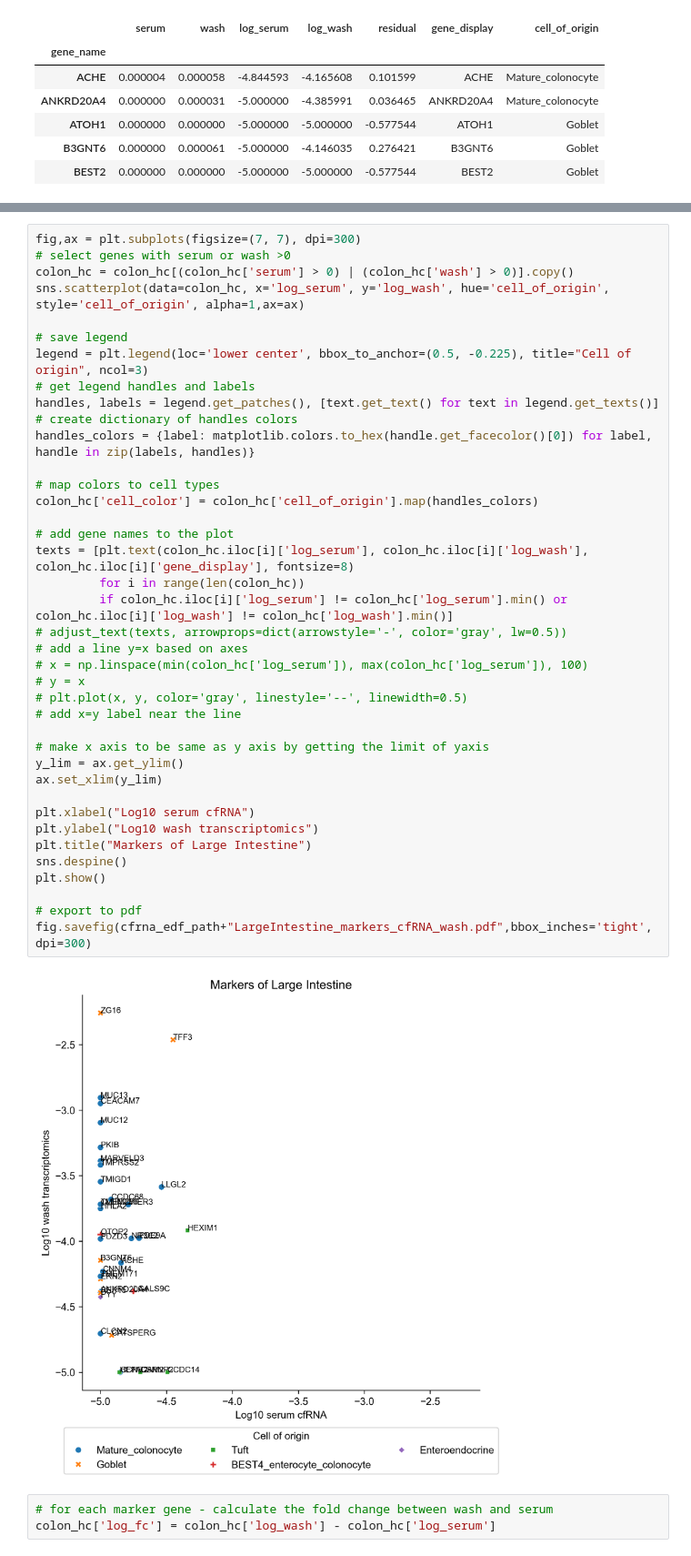
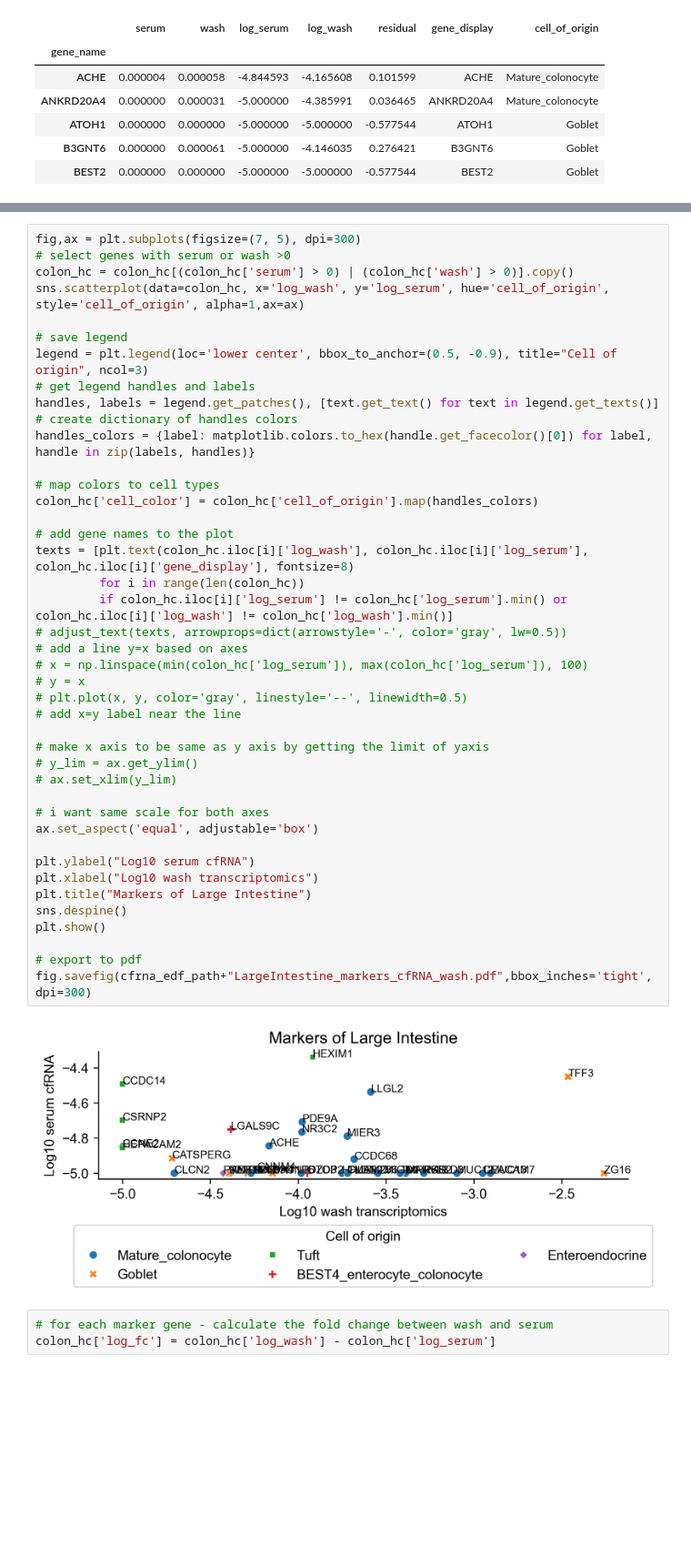
Before and after one commit to barkait/TurnoverScore, a Jupyter notebook: ev_cfrna/compare_wash_and_blood.ipynb, the cells around one changed output, grey strips where cells are left out. Shown at 91% size. Saved outputs shown, nothing was run; the diff lists cells and outputs as text; blank space fills up the shorter version.

```diff
--- a/ev_cfrna/compare_wash_and_blood.ipynb
+++ b/ev_cfrna/compare_wash_and_blood.ipynb
@@ -404,44 +411,47 @@ Enteroendocrine
 # %%
-fig,ax = plt.subplots(figsize=(7, 7), dpi=300)
+fig,ax = plt.subplots(figsize=(7, 5), dpi=300)
 # select genes with serum or wash >0
 colon_hc = colon_hc[(colon_hc['serum'] > 0) | (colon_hc['wash'] > 0)].copy()
-sns.scatterplot(data=colon_hc, x='log_serum', y='log_wash', hue='cell_of_origin', style='cell_of_origin', alpha=1,ax=ax)
+sns.scatterplot(data=colon_hc, x='log_wash', y='log_serum', hue='cell_of_origin', style='cell_of_origin', alpha=1,ax=ax)
 
 # save legend
-legend = plt.legend(loc='lower center', bbox_to_anchor=(0.5, -0.225), title="Cell of origin", ncol=3)
+legend = plt.legend(loc='lower center', bbox_to_anchor=(0.5, -0.9), title="Cell of origin", ncol=3)
 # get legend handles and labels
 handles, labels = legend.get_patches(), [text.get_text() for text in legend.get_texts()]
 # create dictionary of handles colors
 handles_colors = {label: matplotlib.colors.to_hex(handle.get_facecolor()[0]) for label, handle in zip(labels, handles)}
 
 # map colors to cell types
 colon_hc['cell_color'] = colon_hc['cell_of_origin'].map(handles_colors)
 
 # add gene names to the plot
-texts = [plt.text(colon_hc.iloc[i]['log_serum'], colon_hc.iloc[i]['log_wash'], colon_hc.iloc[i]['gene_display'], fontsize=8)
+texts = [plt.text(colon_hc.iloc[i]['log_wash'], colon_hc.iloc[i]['log_serum'], colon_hc.iloc[i]['gene_display'], fontsize=8)
          for i in range(len(colon_hc))
          if colon_hc.iloc[i]['log_serum'] != colon_hc['log_serum'].min() or colon_hc.iloc[i]['log_wash'] != colon_hc['log_wash'].min()]
 # adjust_text(texts, arrowprops=dict(arrowstyle='-', color='gray', lw=0.5))
 # add a line y=x based on axes
 # x = np.linspace(min(colon_hc['log_serum']), max(colon_hc['log_serum']), 100)
 # y = x
 # plt.plot(x, y, color='gray', linestyle='--', linewidth=0.5)
 # add x=y label near the line
 
 # make x axis to be same as y axis by getting the limit of yaxis
-y_lim = ax.get_ylim()
-ax.set_xlim(y_lim)
+# y_lim = ax.get_ylim()
+# ax.set_xlim(y_lim)
 
-plt.xlabel("Log10 serum cfRNA")
-plt.ylabel("Log10 wash transcriptomics")
+# i want same scale for both axes
+ax.set_aspect('equal', adjustable='box')
+
+plt.ylabel("Log10 serum cfRNA")
+plt.xlabel("Log10 wash transcriptomics")
 plt.title("Markers of Large Intestine")
 sns.despine()
 plt.show()
 
 # export to pdf
 fig.savefig(cfrna_edf_path+"LargeIntestine_markers_cfRNA_wash.pdf",bbox_inches='tight', dpi=300)
 # %% [output]
-[figure, old version]
+[figure, new version]
 # %%
 # for each marker gene - calculate the fold change between wash and serum
 colon_hc['log_fc'] = colon_hc['log_wash'] - colon_hc['log_serum']
```
Also changed, not shown: parts of 6 cells of this notebook, 1 other file.
